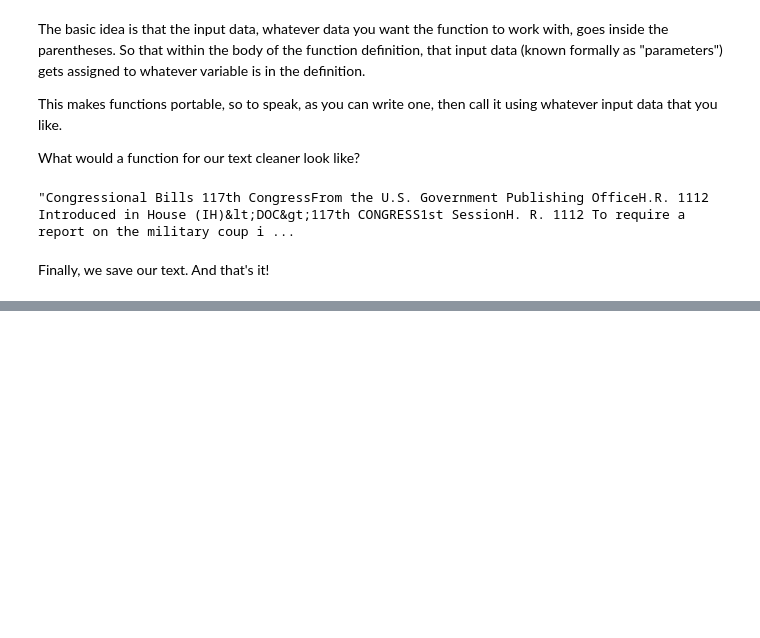
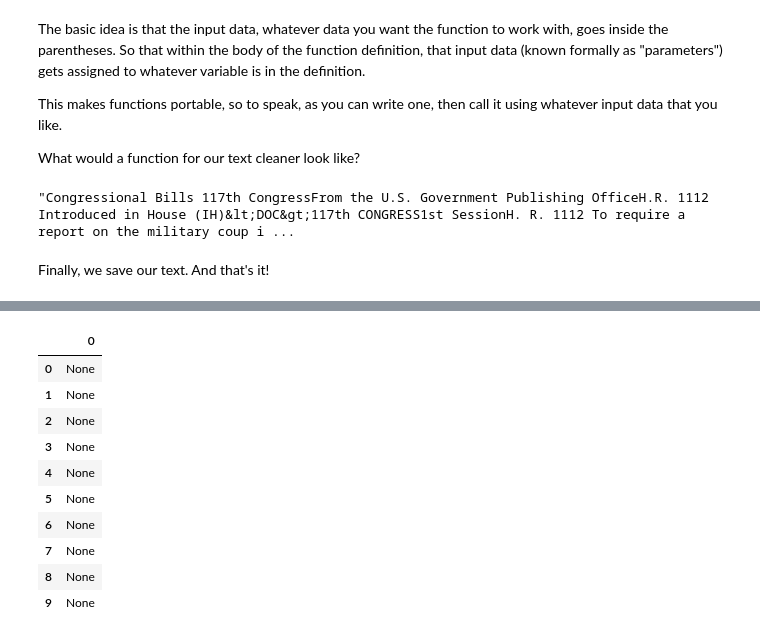
Before and after one commit to gofilipa/664, a Jupyter notebook: _build/jupyter_execute/analyzing/cleaning/cleaning.ipynb, the cells around one changed output, grey strips where cells are left out. Cells and saved outputs as stored; diff of their text form; code cells hidden in the pictures; blank space fills up the shorter version.

```diff
--- a/_build/jupyter_execute/analyzing/cleaning/cleaning.ipynb
+++ b/_build/jupyter_execute/analyzing/cleaning/cleaning.ipynb
@@ -112,0 +381,44 @@ with open('clean_sample.txt', 'w') as f:
+# %%
+# Function to extract metadata from a bill
+def extract_metadata(bill_text):
+    bill_number_match = re.search(r"H\.R\. \d+", bill_text)
+
+    # Find all groups of consecutive numbers
+    number_matches = re.findall(r"\d+", bill_text)
+
+    if len(number_matches) >= 3:
+        # Find the third group of consecutive numbers and extract text following it
+        third_number_position = bill_text.find(number_matches[2]) + len(number_matches[2])  # After the third number
+        title_start = third_number_position
+
+        # Stop at the first underscore
+        title_end = bill_text.find("_", title_start)
+
+        # If underscore is found, take text until the underscore, otherwise take all remaining text
+        title = bill_text[title_start:title_end].strip() if title_end != -1 else bill_text[title_start:].strip()
+    else:
+        title = "No Title Found"
+
+    # Extract session (if present)
+    session_match = re.search(r"\[Congressional Bills (\d+th Congress)\]", bill_text)
+
+    bill_number = bill_number_match.group(0) if bill_number_match else "Unknown"
+    session = session_match.group(1) if session_match else "Unknown Session"
+# %%
+bills_metadata = [extract_metadata(bill) for bill in bills]
+# %%
+df = pd.DataFrame(bills_metadata)
+# %%
+df
+# %% [output]
+|  | 0 |
+| 0 | None |
+| 1 | None |
+| 2 | None |
+| 3 | None |
+| 4 | None |
+| 5 | None |
+| 6 | None |
+| 7 | None |
+| 8 | None |
+| 9 | None |
```
Also changed, not shown: parts of 42 cells of this notebook, 17 other files.
